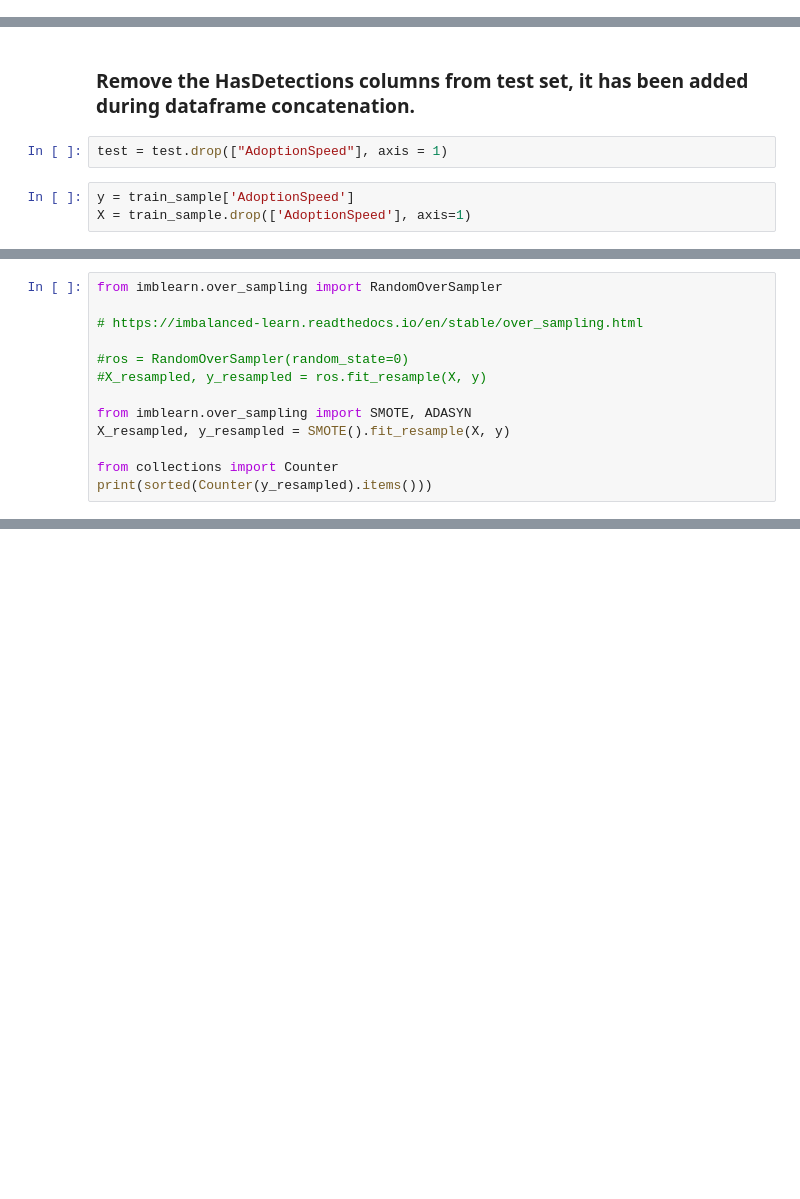
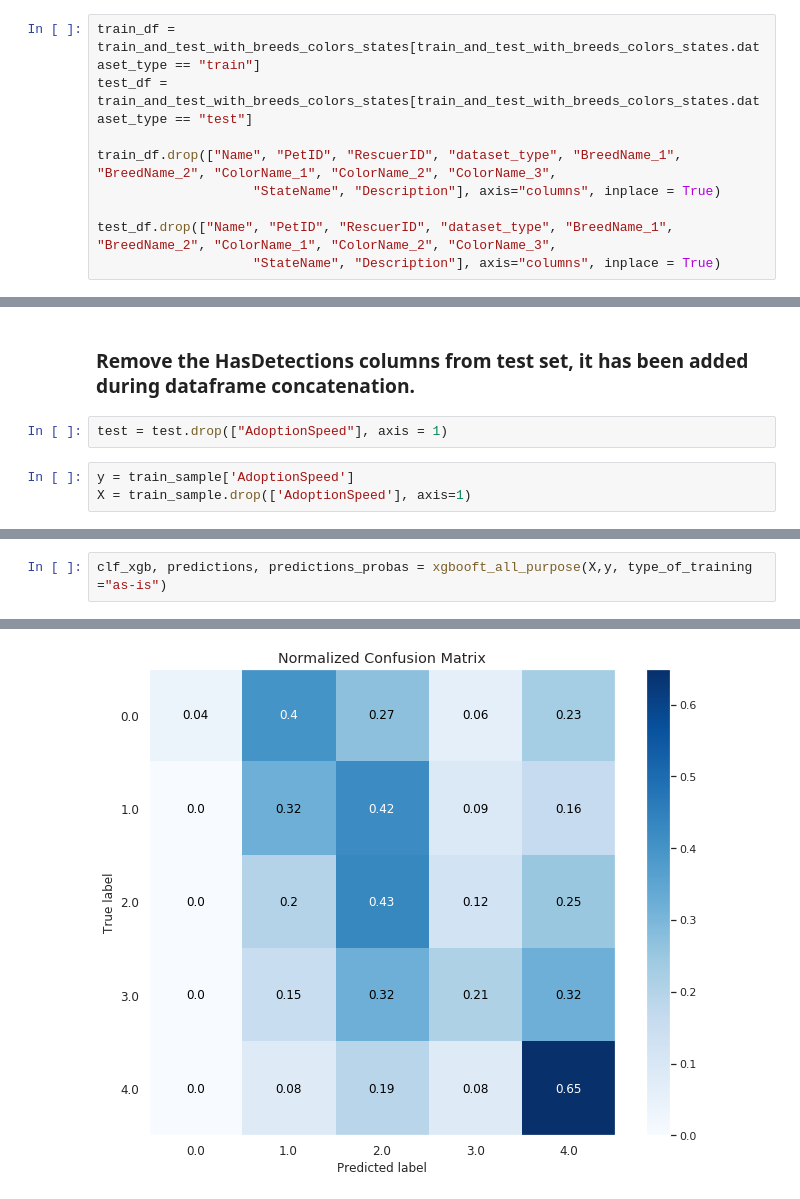
Before and after one commit to praxitelisk/PetFinder.my-Adoption-Prediction, a Jupyter notebook: PetFinder EDA + Baseline XGBoost.ipynb, the cells around one changed output, grey strips where cells are left out. Drawn from its saved outputs; the diff is of its cells as text; blank space fills up the shorter version.

```diff
--- a/PetFinder EDA + Baseline XGBoost.ipynb
+++ b/PetFinder EDA + Baseline XGBoost.ipynb
@@ -884,0 +888,9 @@ test_df = train_and_test_with_breeds_colors_states[train_and_test_with_breeds_co
+# %%
+train_df = train_and_test_with_breeds_colors_states[train_and_test_with_breeds_colors_states.dataset_type == "train"]
+test_df = train_and_test_with_breeds_colors_states[train_and_test_with_breeds_colors_states.dataset_type == "test"]
+
+train_df.drop(["Name", "PetID", "RescuerID", "dataset_type", "BreedName_1", "BreedName_2", "ColorName_1", "ColorName_2", "ColorName_3",
+                    "StateName", "Description"], axis="columns", inplace = True)
+
+test_df.drop(["Name", "PetID", "RescuerID", "dataset_type", "BreedName_1", "BreedName_2", "ColorName_1", "ColorName_2", "ColorName_3",
+                    "StateName", "Description"], axis="columns", inplace = True)
@@ -954,13 +1022,0 @@ X = train_sample.drop(['AdoptionSpeed'], axis=1)
-# %%
-from imblearn.over_sampling import RandomOverSampler
-
-# https://imbalanced-learn.readthedocs.io/en/stable/over_sampling.html
-
-#ros = RandomOverSampler(random_state=0)
-#X_resampled, y_resampled = ros.fit_resample(X, y)
-
-from imblearn.over_sampling import SMOTE, ADASYN
-X_resampled, y_resampled = SMOTE().fit_resample(X, y)
-
-from collections import Counter
-print(sorted(Counter(y_resampled).items()))
@@ -1036,0 +1269,3 @@ elapsed time in seconds:  154.9750518798828
+# %%
+clf_xgb, predictions, predictions_probas = xgbooft_all_purpose(X,y, type_of_training ="as-is")
+# %% [output]
@@ -1036,0 +1289 @@ elapsed time in seconds:  154.9750518798828
+[figure, added]
```
Also changed, not shown: parts of 38 cells of this notebook.
